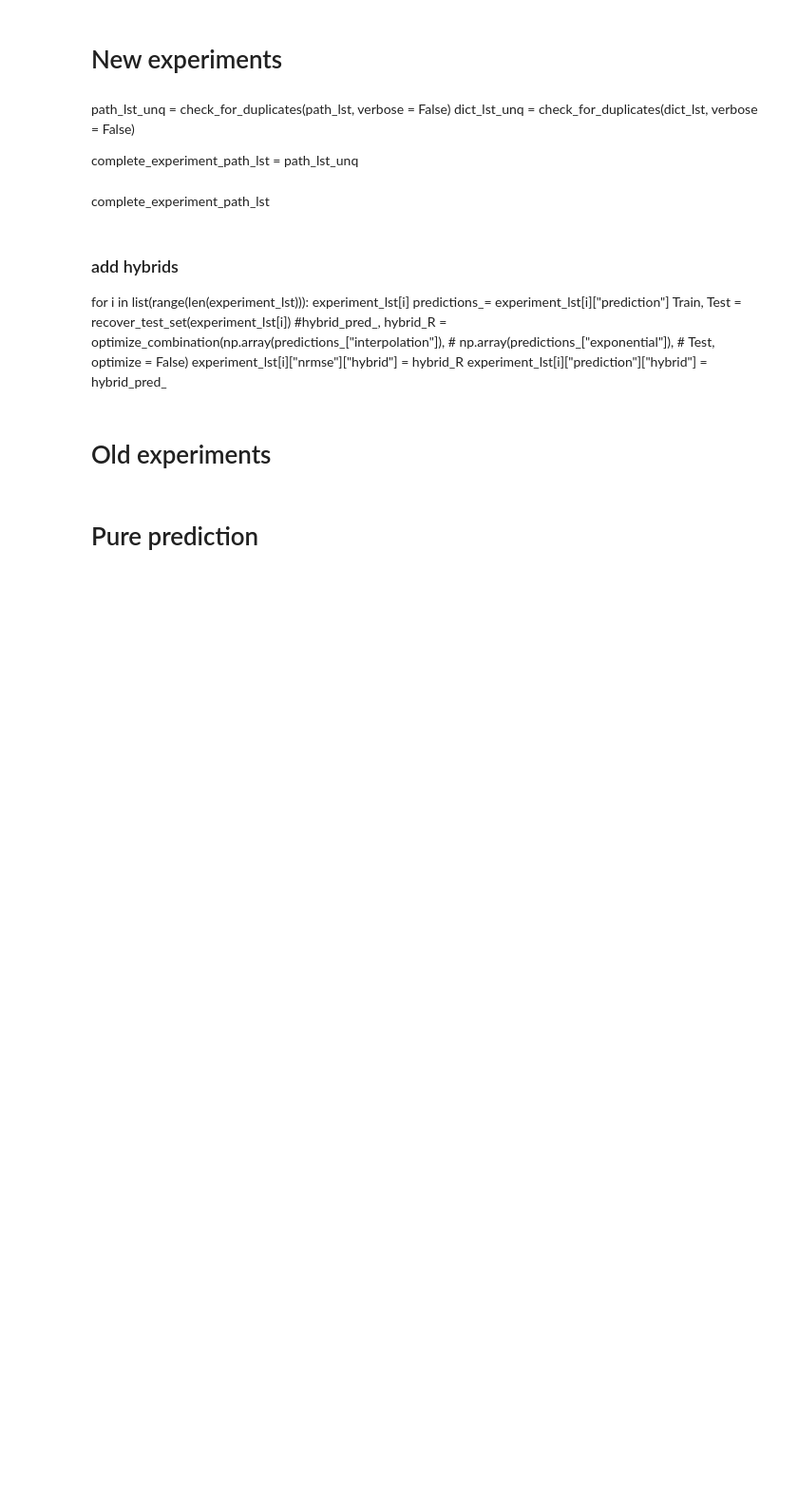
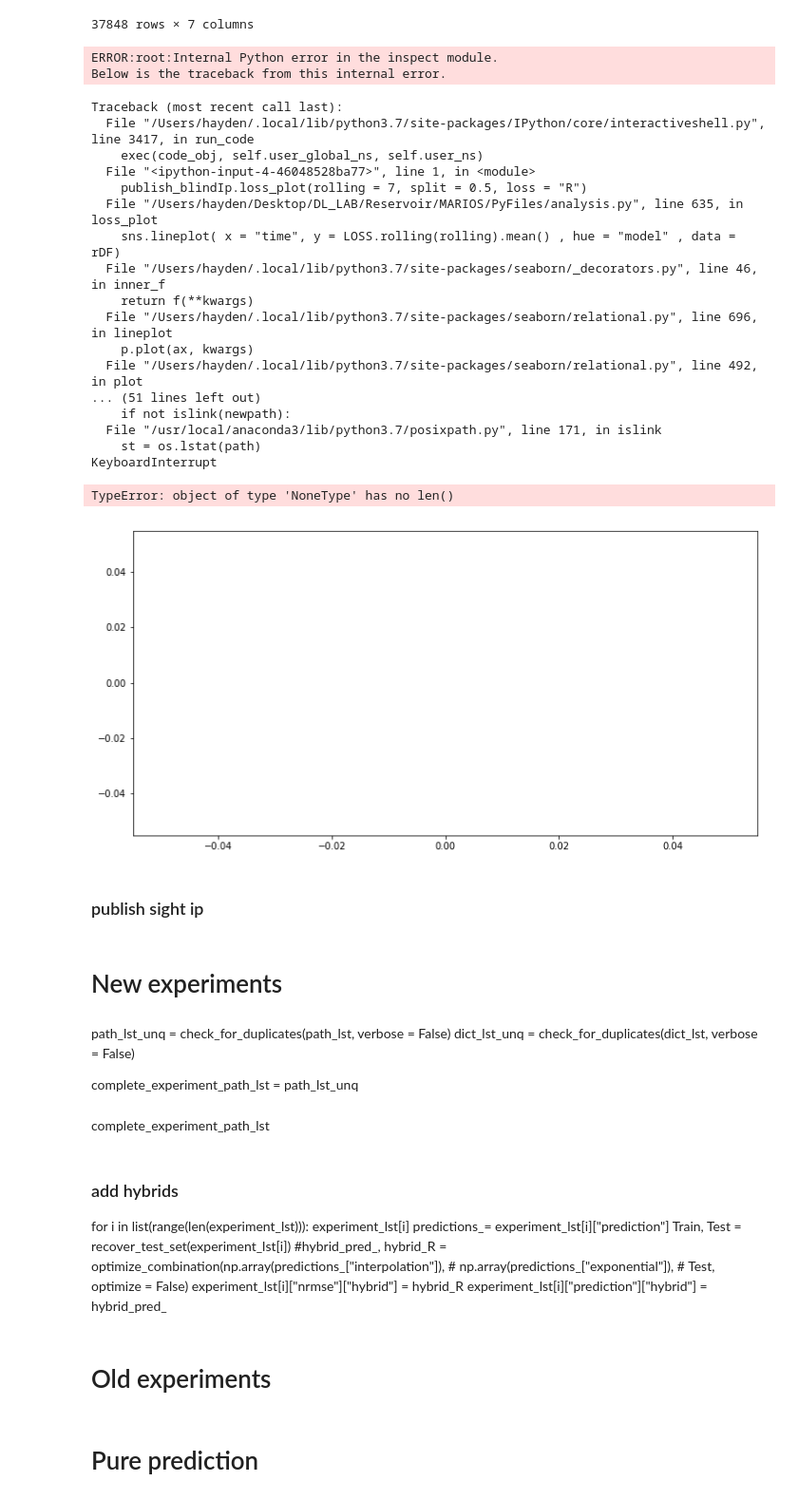
Before and after one commit to blindedjoy/Reservoir, a Jupyter notebook: MARIOS/Analysis.ipynb, the cells around one changed output. Shown: that part at 95% size. Drawn from its saved outputs; the diff is of its cells as text; code cells hidden in the pictures; blank space fills up the shorter version.

```diff
--- a/MARIOS/Analysis.ipynb
+++ b/MARIOS/Analysis.ipynb
@@ -57,0 +120,5 @@ publish_blindIp.make_R_barplots()
+# %%
+publish_blindIp.make_R_barplots()
+publish_blindIp.build_loss_df()
+publish_blindIp.loss_plot(rolling = 7, split = 0.5, loss = "R")
+# %% [output]
@@ -57,0 +137,22 @@ publish_blindIp.make_R_barplots()
+37848 rows × 7 columns
+ERROR:root:Internal Python error in the inspect module.
+Below is the traceback from this internal error.
+Traceback (most recent call last):
+  File "/Users/hayden/.local/lib/python3.7/site-packages/IPython/core/interactiveshell.py", line 3417, in run_code
+    exec(code_obj, self.user_global_ns, self.user_ns)
+  File "<ipython-input-4-46048528ba77>", line 1, in <module>
+    publish_blindIp.loss_plot(rolling = 7, split = 0.5, loss = "R")
+  File "/Users/hayden/Desktop/DL_LAB/Reservoir/MARIOS/PyFiles/analysis.py", line 635, in loss_plot
+    sns.lineplot( x = "time", y = LOSS.rolling(rolling).mean() , hue = "model" , data = rDF)
+  File "/Users/hayden/.local/lib/python3.7/site-packages/seaborn/_decorators.py", line 46, in inner_f
+    return f(**kwargs)
+  File "/Users/hayden/.local/lib/python3.7/site-packages/seaborn/relational.py", line 696, in lineplot
+    p.plot(ax, kwargs)
+  File "/Users/hayden/.local/lib/python3.7/site-packages/seaborn/relational.py", line 492, in plot
+... (51 lines left out)
+    if not islink(newpath):
+  File "/usr/local/anaconda3/lib/python3.7/posixpath.py", line 171, in islink
+    st = os.lstat(path)
+KeyboardInterrupt
+TypeError: object of type 'NoneType' has no len()
+[figure, added]
@@ -57,0 +161,2 @@ publish_blindIp.make_R_barplots()
+# %% [markdown]
+### publish sight ip
```
Also changed, not shown: parts of 19 cells of this notebook, 2 other files.
